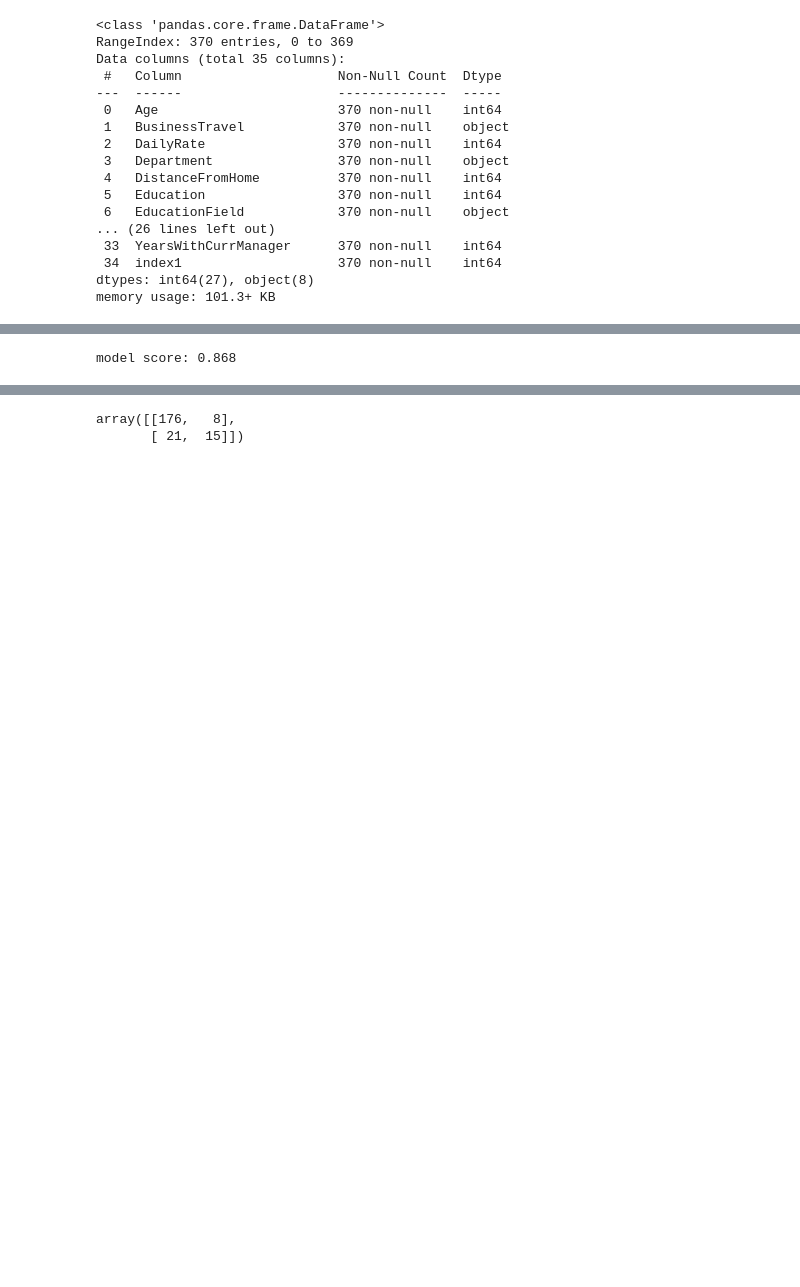
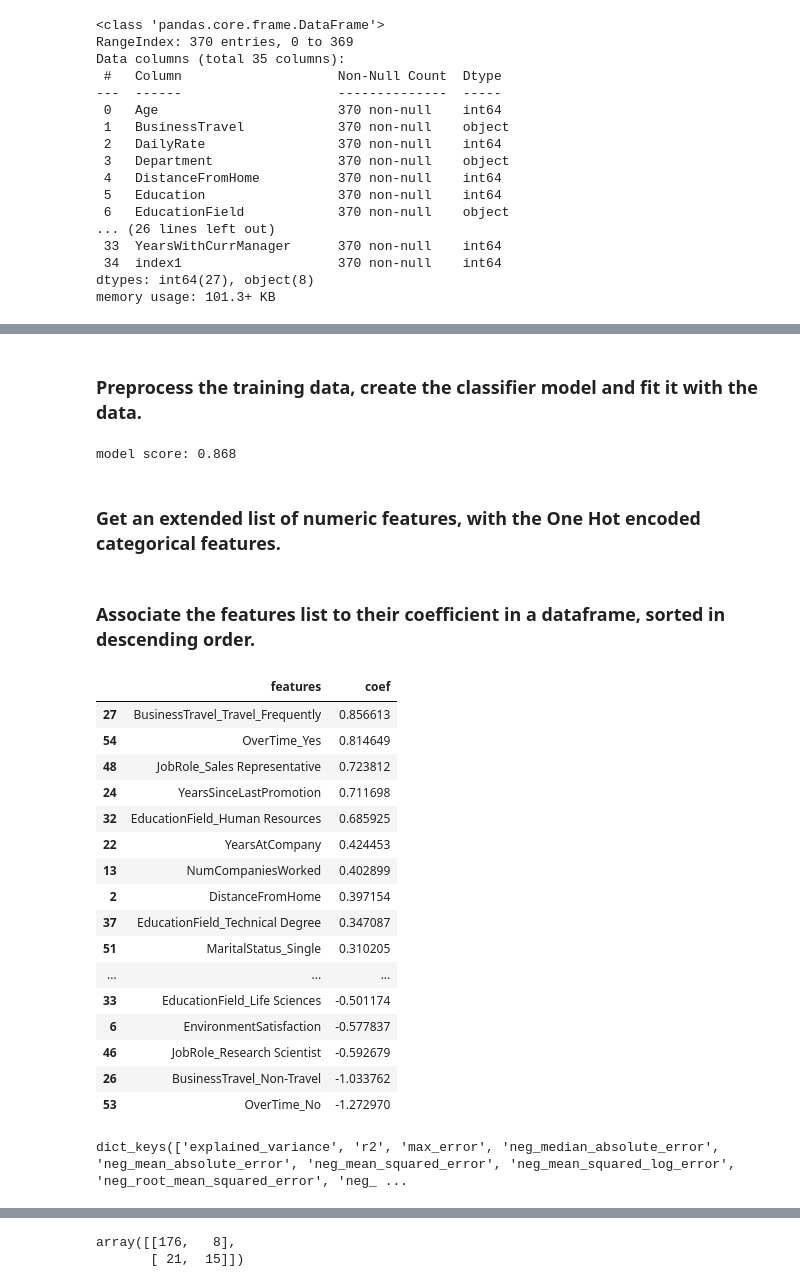
Before and after one commit to ATelders/turn_over, a Jupyter notebook: notebooks/2021-04-14-at-cs-logistic_regression.ipynb, the cells around one changed output, grey strips where cells are left out. Saved outputs shown, nothing was run; the diff lists cells and outputs as text; code cells hidden in the pictures; blank space fills up the shorter version.

```diff
--- a/notebooks/2021-04-14-at-cs-logistic_regression.ipynb
+++ b/notebooks/2021-04-14-at-cs-logistic_regression.ipynb
@@ -134,3 +66,16 @@ y.shape
+# %%
+y = train_df.Attrition
+X = train_df.drop(['Attrition'], axis=1)
+le = LabelEncoder()
+y = le.fit_transform(y)
+X_train, X_test, y_train, y_test = train_test_split(X, y, test_size=0.2, random_state=0)
+
+categorical_features = [cname for cname in X_train.columns if
+                    X_train[cname].dtype == "object"]
+numeric_features = [cname for cname in X_train.columns if
+                    X_train[cname].dtype == "int64"]
+# %% [markdown]
+### Preprocess the training data, create the classifier model and fit it with the data.
 # %%
 numeric_transformer = Pipeline(steps=[
     ('scaler', StandardScaler())])
@@ -142,7 +87,11 @@ preprocessor = ColumnTransformer(transformers=[
     ('cat', categorical_transformer, categorical_features)
 ])
 clf = Pipeline(steps=[('preprocessor', preprocessor),
-                      ('classifier', LogisticRegression(max_iter=500))])
+                      ('classifier', LogisticRegression(max_iter=500, C=1, penalty='l2', solver='liblinear'))])
+
+{'classifier__C': 1,
+ 'classifier__penalty': 'l2',
+ 'classifier__solver': 'liblinear'}
 
 
 
@@ -150,3 +99,39 @@ clf.fit(X_train, y_train)
 print("model score: %.3f" % clf.score(X_test, y_test))
 # %% [output]
 model score: 0.868
+# %% [markdown]
+### Get an extended list of numeric features, with the One Hot encoded categorical features.
+# %%
+onehot_columns = list(clf.named_steps['preprocessor'].named_transformers_['cat'].get_feature_names(input_features=categorical_features))
+numeric_features_list = list(numeric_features)
+numeric_features_list.extend(onehot_columns)
+# %% [markdown]
+### Associate the features list to their coefficient in a dataframe, sorted in descending order.
+# %%
+coefs = clf.named_steps['classifier'].coef_
+features_coef = pd.DataFrame(numeric_features_list)
+features_coef['coef'] = pd.Series(coefs[0])
+features_coef.rename(columns={0: "features"}, inplace=True)
+features_coef.sort_values(by='coef', ascending=False)
+# %% [output]
+|  | features | coef |
+| 27 | BusinessTravel_Travel_Frequently | 0.856613 |
+| 54 | OverTime_Yes | 0.814649 |
+| 48 | JobRole_Sales Representative | 0.723812 |
+| 24 | YearsSinceLastPromotion | 0.711698 |
+| 32 | EducationField_Human Resources | 0.685925 |
+| 22 | YearsAtCompany | 0.424453 |
+| 13 | NumCompaniesWorked | 0.402899 |
+| 2 | DistanceFromHome | 0.397154 |
+| 37 | EducationField_Technical Degree | 0.347087 |
+| 51 | MaritalStatus_Single | 0.310205 |
+| ... | ... | ... |
+| 33 | EducationField_Life Sciences | -0.501174 |
+| 6 | EnvironmentSatisfaction | -0.577837 |
+| 46 | JobRole_Research Scientist | -0.592679 |
+| 26 | BusinessTravel_Non-Travel | -1.033762 |
+| 53 | OverTime_No | -1.272970 |
+# %%
+SCORERS.keys()
+# %% [output]
+dict_keys(['explained_variance', 'r2', 'max_error', 'neg_median_absolute_error', 'neg_mean_absolute_error', 'neg_mean_squared_error', 'neg_mean_squared_log_error', 'neg_root_mean_squared_error', 'neg_ ...
```
Also changed, not shown: parts of 43 cells of this notebook.
